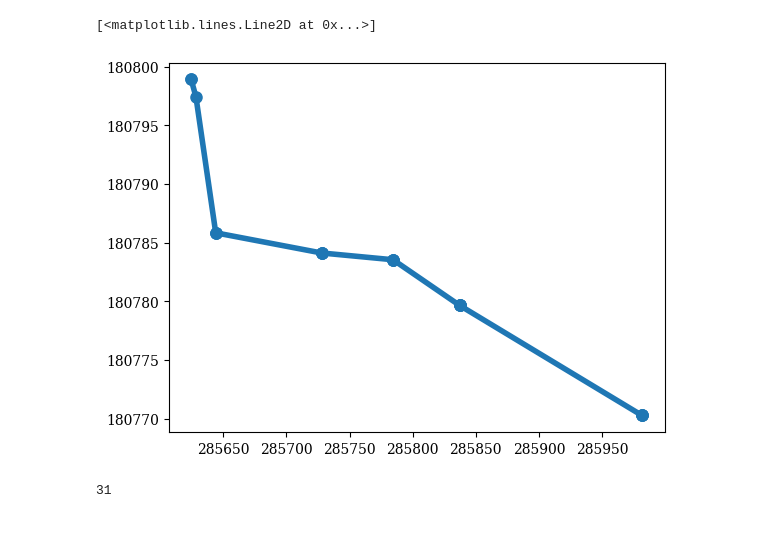
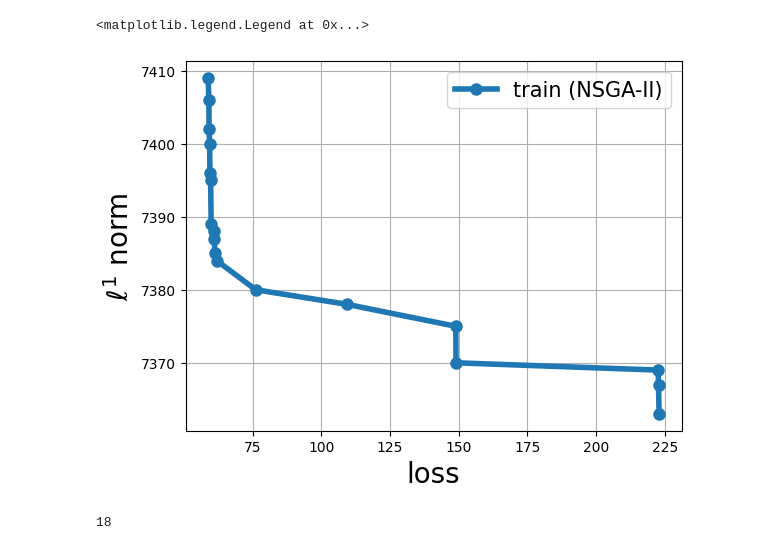
Before and after one commit to aamakor/continuation-method, a Jupyter notebook: EA/EA_mnist.ipynb, the cells around one changed output. Cells and saved outputs as stored; diff of their text form; code cells hidden in the pictures.

```diff
--- a/EA/EA_mnist.ipynb
+++ b/EA/EA_mnist.ipynb
@@ -241,16 +249,23 @@ Computation time: 501.4076235294342 secs
 # %%
 #Plot objective (train)
 #Scatter().add(res.F).show()
 F_pareto_front = np.loadtxt('Results/mnist_F_pareto_front.txt')
-plt.plot(F_pareto_front[:, 0], F_pareto_front[:, 1],"-o",  label = "train (EA)" , linewidth = 4, markersize= 8)
+plt.plot(sorted(F_pareto_front[:, 0], reverse=True), sorted(F_pareto_front[:, 1]),"-o",  label = "train (NSGA-II)" , linewidth = 4, markersize= 8)
+plt.ylabel("$\\ell^1$ norm", fontsize = 20)
+plt.xlabel("loss", fontsize = 20)
+#plt.xticks(fontsize=15)
+#plt.yticks(fontsize=15)
+#plt.title ('All Pareto front stochastic', fontweight='bold', fontsize = 15)
+plt.grid(visible=True, which='major', axis='both')
+plt.legend(prop = { "size": 15 })
 # %% [output]
-[<matplotlib.lines.Line2D at 0x...>]
+<matplotlib.legend.Legend at 0x...>
-[figure, old version]
+[figure, new version]
 # %%
 # Number of points found on the Pareto Front
-len(res.F)
+len(F_pareto_front)
 # %% [output]
-31
+18
 # %%
 # Testing on the test set.
 def eval_optimal(list_X_params):
```
Also changed, not shown: parts of 5 cells of this notebook, 9 other files.
